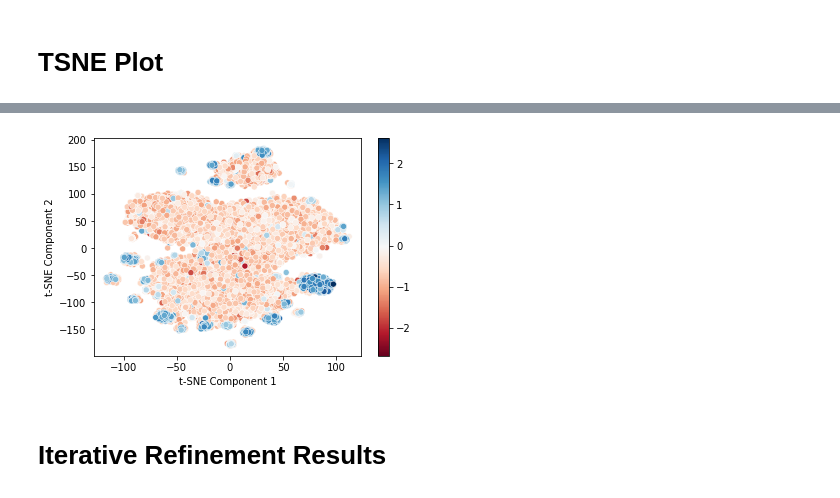
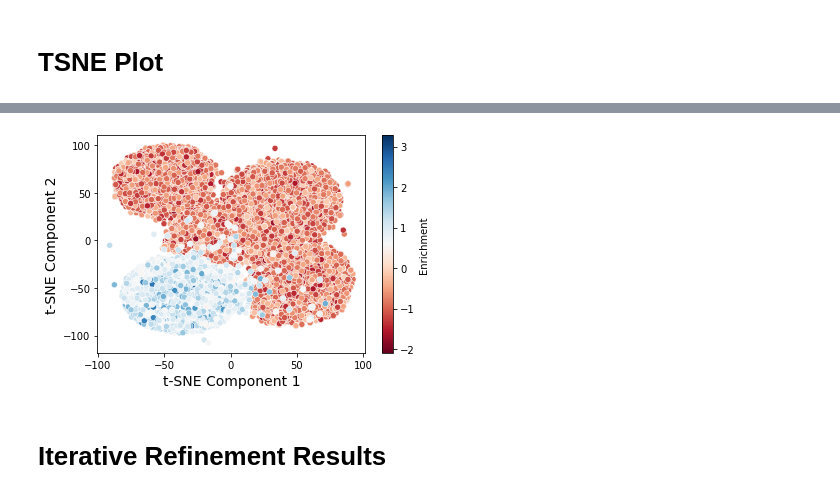
Before and after one commit to anirudhvenk/NNanobody3D, a Jupyter notebook: plot_figures.ipynb, the cells around one changed output, grey strips where cells are left out. Saved outputs shown, nothing was run; the diff lists cells and outputs as text; code cells hidden in the pictures.

Commit message:
plotting figures

```diff
--- a/plot_figures.ipynb
+++ b/plot_figures.ipynb
@@ -134,13 +308,18 @@ enrichment_4 = pd.read_csv('graph_generation/data/generated/generation2_seqs/3ea
 # %%
-train_data = np.loadtxt('ensemble_stack/regression/data/Test set Regression/test.tsv', dtype='str')[:, 1]
-# seq_4 = pd.read_csv('graph_generation/data/generated/generation2_seqs/3eak_gen_4.tsv', sep='\t')['cdr3']
-# buffered = [seq.center(20, 'J') for seq in seq_4]
+# train_data = np.loadtxt('ensemble_stack/regression/data/Full Regression/data.tsv', dtype='str')[:, 1]
+seq_4 = pd.read_csv('graph_generation/data/generated/generation2_seqs/3eak_gen_4.tsv', sep='\t')['cdr3']
+buffered = [seq.center(20, 'J') for seq in seq_4]
 mapper = load_mapper('ensemble_stack/regression/data/mapper')
-X_train = torch.stack([one_hot_encode(seq, mapper) for seq in train_data]).numpy()
-Y_train = np.loadtxt('ensemble_stack/regression/data/Test set Regression/test_target.txt')
-tsne = TSNE(n_components=2, verbose=1, perplexity=40, n_iter=5000)
-tsne_results = tsne.fit_transform(X_train.reshape((X_train.shape[0], 400)))
-df = pd.DataFrame()
-df['Enrichment'] = Y_train
-df['t-SNE Component 1'] = tsne_results[:,0]
-df['t-SNE Component 2'] = tsne_results[:,1]
+X_train = torch.stack([one_hot_encode(seq, mapper) for seq in buffered]).numpy()
+# Y_train = np.loadtxt('ensemble_stack/regression/data/Full Regression/data.target')
+Y_train = enrichment_4
+best_X = []
+best_Y = []
+
+for seq, enrichment in zip(X_train, Y_train):
+    if enrichment:
+        best_X.append(seq)
+        best_Y.append(enrichment)
+
+best_X = np.asarray(best_X)
+best_Y = np.asarray(best_Y)
@@ -164,0 +326,10 @@ df['t-SNE Component 2'] = tsne_results[:,1]
+# %%
+all_X = np.concatenate((worst_X, best_X))
+all_Y = np.concatenate((worst_Y, best_Y))
+# %%
+tsne = TSNE(n_components=2, verbose=1, perplexity=40, n_iter=3000)
+tsne_results = tsne.fit_transform(all_X.reshape((all_X.shape[0], 400)))
+df = pd.DataFrame()
+df['Enrichment'] = all_Y
+df['t-SNE Component 1'] = tsne_results[:,0]
+df['t-SNE Component 2'] = tsne_results[:,1]
@@ -165,15 +354,18 @@ df['t-SNE Component 2'] = tsne_results[:,1]
 # %%
 ax = sns.scatterplot(x="t-SNE Component 1", y="t-SNE Component 2", hue="Enrichment", palette="RdBu",
                 data=df)
+ax.set_xlabel("t-SNE Component 1", fontsize=14)
+ax.set_ylabel("t-SNE Component 2", fontsize=14)
 
 norm = plt.Normalize(df['Enrichment'].min(), df['Enrichment'].max())
 sm = plt.cm.ScalarMappable(cmap="RdBu", norm=norm)
 sm.set_array([])
 
 ax.get_legend().remove()
-ax.figure.colorbar(sm)
+ax.figure.colorbar(sm, label="Enrichment")
+# ax.colorbar.set_label("Hello")
 plt.show()
 # %% [output]
-[figure, old version]
+[figure, new version]
 # %% [markdown]
 # Iterative Refinement Results
```
Also changed, not shown: parts of 46 cells of this notebook, 1 other file.
